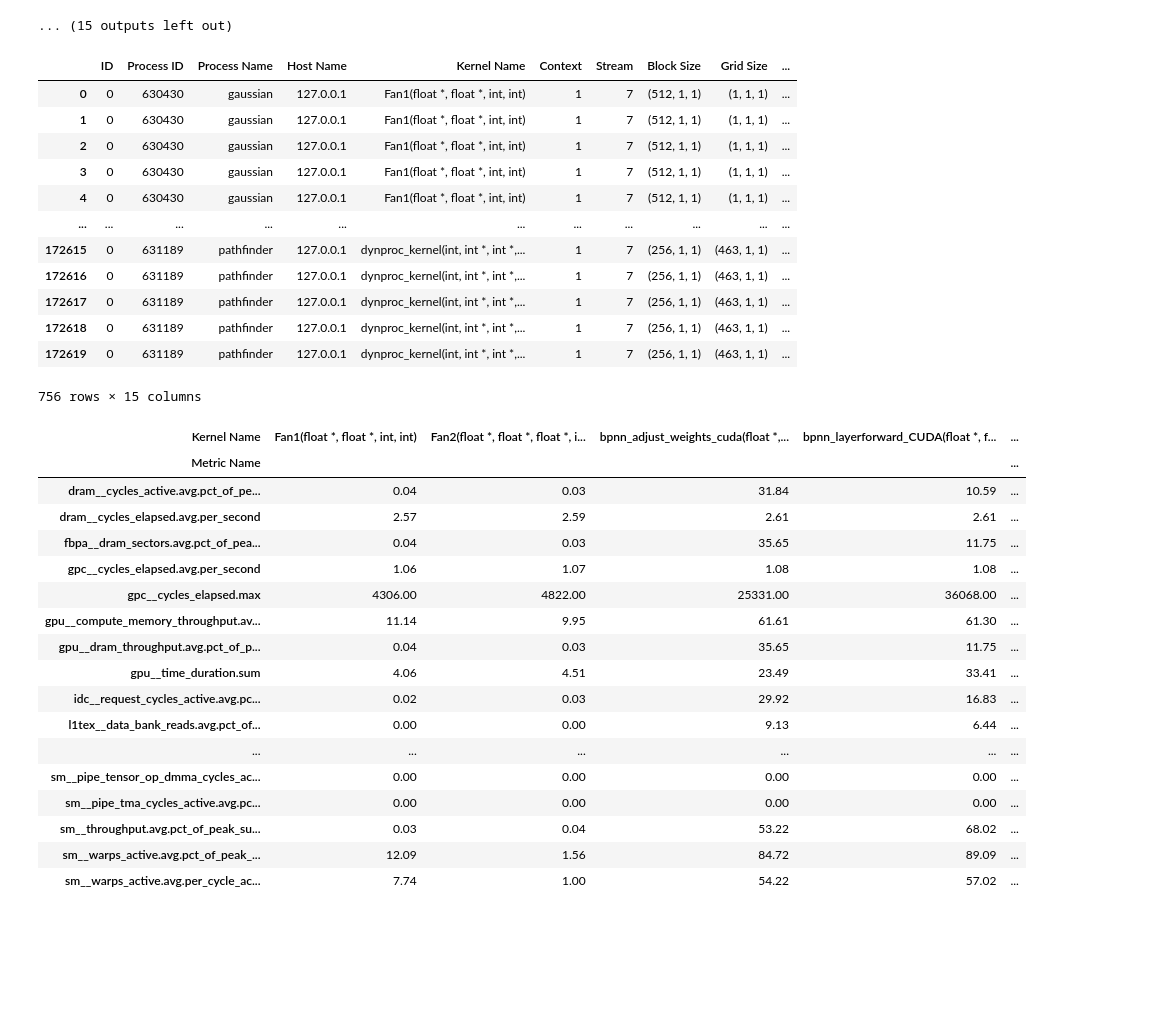
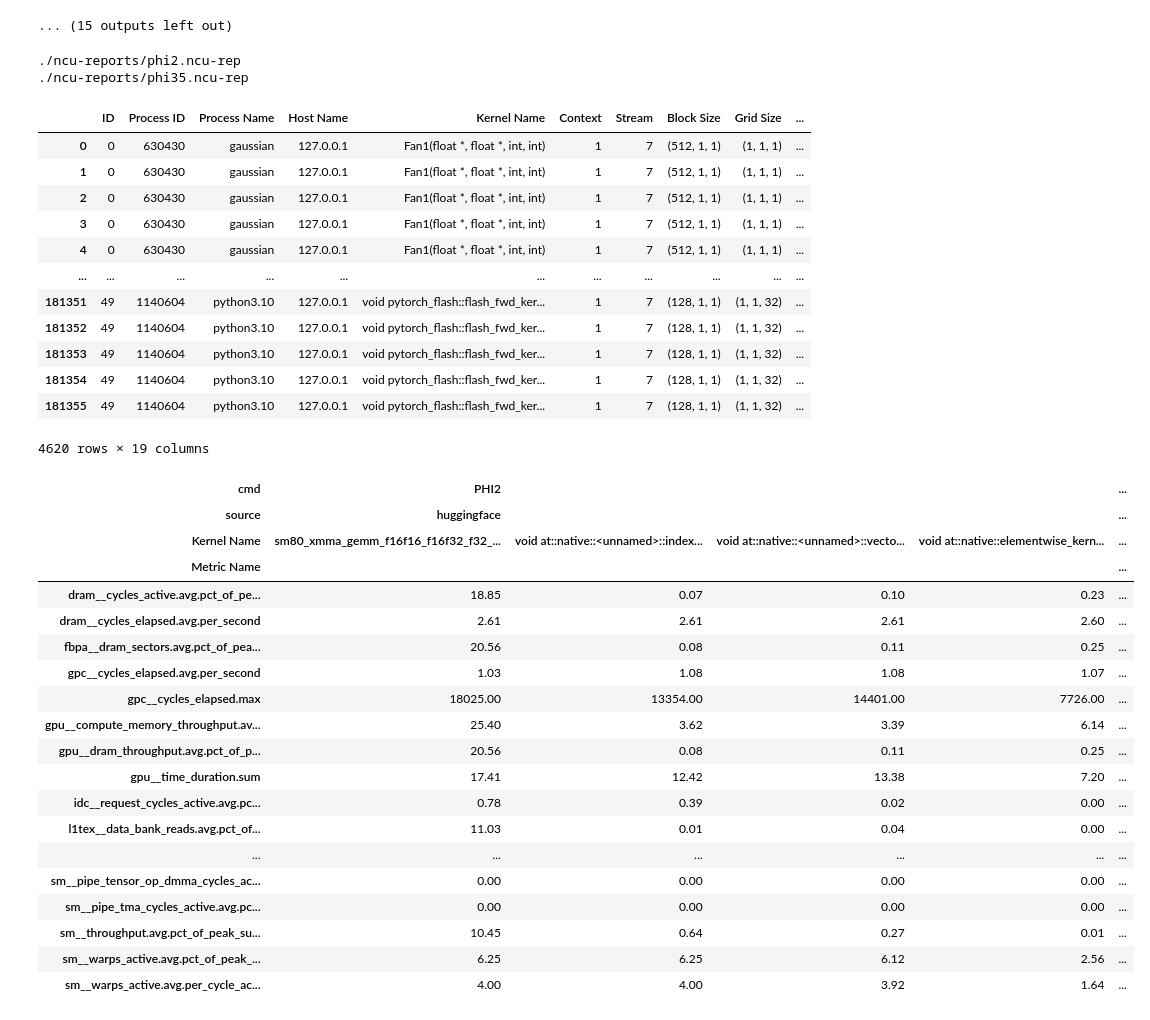
Before and after one commit to wkaisertexas/sim-pca, a Jupyter notebook: scripts/perf-pca.ipynb, the cells around one changed output. Drawn from its saved outputs; the diff is of its cells as text; code cells hidden in the pictures; blank space fills up the shorter version.

```diff
--- a/scripts/perf-pca.ipynb
+++ b/scripts/perf-pca.ipynb
@@ -15,7 +15,7 @@ from sklearn.decomposition import PCA
 from sklearn.preprocessing import StandardScaler
 import matplotlib.pyplot as plt
 
-pd.set_option('display.max_rows', None)
-pd.set_option('display.max_columns', None)
+pd.set_option('display.max_rows', 120)
+pd.set_option('display.max_columns', 120)
 # %%
 # Running and generating a report for each of the datasets
@@ -104,11 +104,30 @@ Time for CUDA kernels:  22.329993 sec
 /p/archgpuprofiling/sim-pca/scripts
 ./run: line 1: ./hybridsort: No such file or directory
 ... (15 outputs left out)
+# %%
+# loading the large language model kernels
+for file in glob("./ncu-reports/*.ncu-rep"):
+    os.system(f"ncu --import {file} --csv >> {file}.csv")
+    print(file)
+# %% [output]
+./ncu-reports/phi2.ncu-rep
+./ncu-reports/phi35.ncu-rep
 # %%
 dfs = []
 
 for file in glob("*.csv"):
     df = pd.read_csv(file)
+    df['source'] = 'rodinia'
+    df['cmd'] = file.replace("ncu-reports/", "").replace(".csv", "")
+    base_name = os.path.splitext(file)[0]
+    if len(df.columns) < 5:
+        continue
+    dfs.append(df)
+
+for file in glob("ncu-reports/*.csv"):
+    df = pd.read_csv(file)
+    df['source'] = 'huggingface'
+    df['cmd'] = file.replace("ncu-reports/", "").replace(".csv", "").replace(".ncu-rep", "").upper()
     base_name = os.path.splitext(file)[0]
     if len(df.columns) < 5:
         continue
@@ -127,47 +146,52 @@ dfs
 | 3 | 0 | 630430 | gaussian | 127.0.0.1 | Fan1(float *, float *, int, int) | 1 | 7 | (512, 1, 1) | (1, 1, 1) | ... |
 | 4 | 0 | 630430 | gaussian | 127.0.0.1 | Fan1(float *, float *, int, int) | 1 | 7 | (512, 1, 1) | (1, 1, 1) | ... |
 | ... | ... | ... | ... | ... | ... | ... | ... | ... | ... | ... |
-| 172615 | 0 | 631189 | pathfinder | 127.0.0.1 | dynproc_kernel(int, int *, int *,... | 1 | 7 | (256, 1, 1) | (463, 1, 1) | ... |
-| 172616 | 0 | 631189 | pathfinder | 127.0.0.1 | dynproc_kernel(int, int *, int *,... | 1 | 7 | (256, 1, 1) | (463, 1, 1) | ... |
-| 172617 | 0 | 631189 | pathfinder | 127.0.0.1 | dynproc_kernel(int, int *, int *,... | 1 | 7 | (256, 1, 1) | (463, 1, 1) | ... |
-| 172618 | 0 | 631189 | pathfinder | 127.0.0.1 | dynproc_kernel(int, int *, int *,... | 1 | 7 | (256, 1, 1) | (463, 1, 1) | ... |
-| 172619 | 0 | 631189 | pathfinder | 127.0.0.1 | dynproc_kernel(int, int *, int *,... | 1 | 7 | (256, 1, 1) | (463, 1, 1) | ... |
+| 181351 | 49 | 1140604 | python3.10 | 127.0.0.1 | void pytorch_flash::flash_fwd_ker... | 1 | 7 | (128, 1, 1) | (1, 1, 32) | ... |
+| 181352 | 49 | 1140604 | python3.10 | 127.0.0.1 | void pytorch_flash::flash_fwd_ker... | 1 | 7 | (128, 1, 1) | (1, 1, 32) | ... |
+| 181353 | 49 | 1140604 | python3.10 | 127.0.0.1 | void pytorch_flash::flash_fwd_ker... | 1 | 7 | (128, 1, 1) | (1, 1, 32) | ... |
+| 181354 | 49 | 1140604 | python3.10 | 127.0.0.1 | void pytorch_flash::flash_fwd_ker... | 1 | 7 | (128, 1, 1) | (1, 1, 32) | ... |
+| 181355 | 49 | 1140604 | python3.10 | 127.0.0.1 | void pytorch_flash::flash_fwd_ker... | 1 | 7 | (128, 1, 1) | (1, 1, 32) | ... |
-756 rows × 15 columns
+4620 rows × 19 columns
 # %%
 # pivoting the data
-df = dfs.pivot(index='Kernel Name', columns='Metric Name', values='Metric Value')
+df = dfs.pivot(index=["cmd", "source", 'Kernel Name'], columns='Metric Name', values='Metric Value')
 
 # df.columns = [column for column in df.columns]
 # df['gpc__cycles_elapsed.max'] = df['gpc__cycles_elapsed.max'].apply(lambda x: int(str(x).replace(",", "")))
 # df.reset_index(inplace=True)
 
 for column in df.columns:
     # print(column)
+    # if "avg.pct_of_peak" in column:
+    #     del df[column]
+    #     continue
     try:
         df[column] = df[column].astype(float)
     except:
         del df[column]
 
 df.transpose()
 # %% [output]
-| Kernel Name | Fan1(float *, float *, int, int) | Fan2(float *, float *, float *, i... | bpnn_adjust_weights_cuda(float *,... | bpnn_layerforward_CUDA(float *, f... | ... |
+| cmd | PHI2 |  |  |  | ... |
+| source | huggingface |  |  |  | ... |
+| Kernel Name | sm80_xmma_gemm_f16f16_f16f32_f32_... | void at::native::<unnamed>::index... | void at::native::<unnamed>::vecto... | void at::native::elementwise_kern... | ... |
 | Metric Name |  |  |  |  | ... |
-| dram__cycles_active.avg.pct_of_pe... | 0.04 | 0.03 | 31.84 | 10.59 | ... |
-| dram__cycles_elapsed.avg.per_second | 2.57 | 2.59 | 2.61 | 2.61 | ... |
-| fbpa__dram_sectors.avg.pct_of_pea... | 0.04 | 0.03 | 35.65 | 11.75 | ... |
-| gpc__cycles_elapsed.avg.per_second | 1.06 | 1.07 | 1.08 | 1.08 | ... |
-| gpc__cycles_elapsed.max | 4306.00 | 4822.00 | 25331.00 | 36068.00 | ... |
-| gpu__compute_memory_throughput.av... | 11.14 | 9.95 | 61.61 | 61.30 | ... |
-| gpu__dram_throughput.avg.pct_of_p... | 0.04 | 0.03 | 35.65 | 11.75 | ... |
-| gpu__time_duration.sum | 4.06 | 4.51 | 23.49 | 33.41 | ... |
-| idc__request_cycles_active.avg.pc... | 0.02 | 0.03 | 29.92 | 16.83 | ... |
-| l1tex__data_bank_reads.avg.pct_of... | 0.00 | 0.00 | 9.13 | 6.44 | ... |
+| dram__cycles_active.avg.pct_of_pe... | 18.85 | 0.07 | 0.10 | 0.23 | ... |
+| dram__cycles_elapsed.avg.per_second | 2.61 | 2.61 | 2.61 | 2.60 | ... |
+| fbpa__dram_sectors.avg.pct_of_pea... | 20.56 | 0.08 | 0.11 | 0.25 | ... |
+| gpc__cycles_elapsed.avg.per_second | 1.03 | 1.08 | 1.08 | 1.07 | ... |
+| gpc__cycles_elapsed.max | 18025.00 | 13354.00 | 14401.00 | 7726.00 | ... |
+| gpu__compute_memory_throughput.av... | 25.40 | 3.62 | 3.39 | 6.14 | ... |
+| gpu__dram_throughput.avg.pct_of_p... | 20.56 | 0.08 | 0.11 | 0.25 | ... |
+| gpu__time_duration.sum | 17.41 | 12.42 | 13.38 | 7.20 | ... |
+| idc__request_cycles_active.avg.pc... | 0.78 | 0.39 | 0.02 | 0.00 | ... |
+| l1tex__data_bank_reads.avg.pct_of... | 11.03 | 0.01 | 0.04 | 0.00 | ... |
 | ... | ... | ... | ... | ... | ... |
 | sm__pipe_tensor_op_dmma_cycles_ac... | 0.00 | 0.00 | 0.00 | 0.00 | ... |
 | sm__pipe_tma_cycles_active.avg.pc... | 0.00 | 0.00 | 0.00 | 0.00 | ... |
-| sm__throughput.avg.pct_of_peak_su... | 0.03 | 0.04 | 53.22 | 68.02 | ... |
-| sm__warps_active.avg.pct_of_peak_... | 12.09 | 1.56 | 84.72 | 89.09 | ... |
-| sm__warps_active.avg.per_cycle_ac... | 7.74 | 1.00 | 54.22 | 57.02 | ... |
+| sm__throughput.avg.pct_of_peak_su... | 10.45 | 0.64 | 0.27 | 0.01 | ... |
+| sm__warps_active.avg.pct_of_peak_... | 6.25 | 6.25 | 6.12 | 2.56 | ... |
+| sm__warps_active.avg.per_cycle_ac... | 4.00 | 4.00 | 3.92 | 1.64 | ... |
 # %%
 # Scaling and performing PCA
 scaler = StandardScaler()
```
Also changed, not shown: parts of 4 cells of this notebook, 15 other files.
